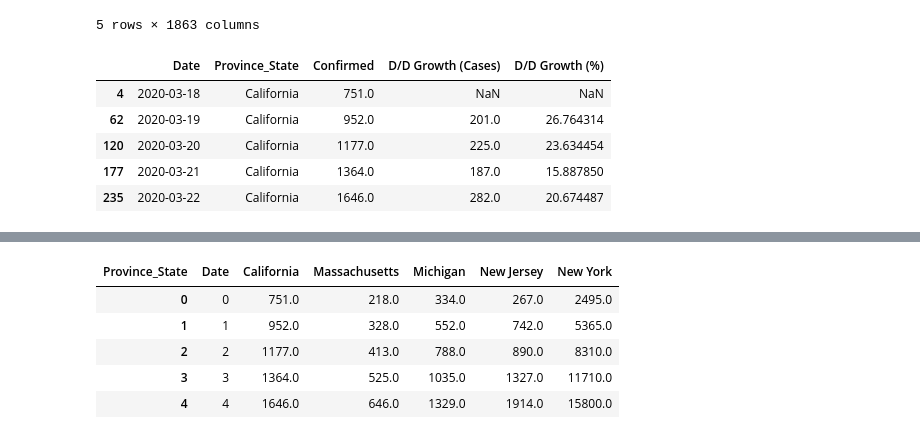
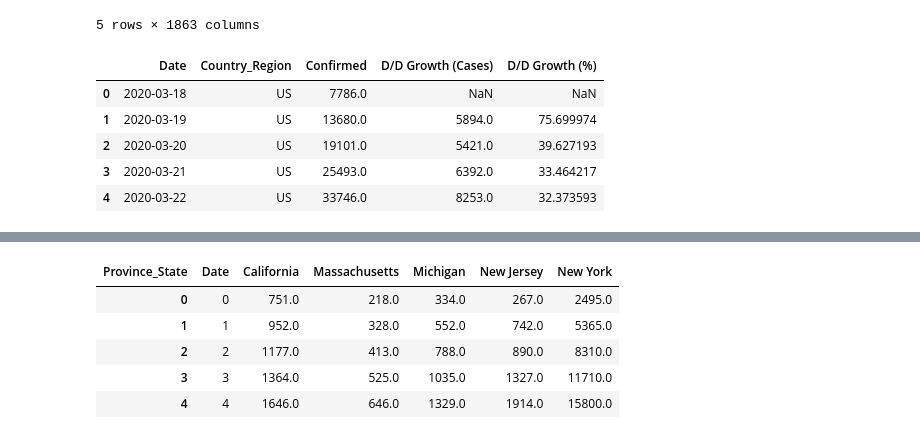
Before and after one commit to rdcolema/covid19-tracking, a Jupyter notebook: covid_US_trends.ipynb, the cells around one changed output, grey strips where cells are left out. Cells and saved outputs as stored; diff of their text form; code cells hidden in the pictures.

Commit message:
added country rollup to trends

```diff
--- a/covid_US_trends.ipynb
+++ b/covid_US_trends.ipynb
@@ -131,3 +131,16 @@ Max Date: 2020-04-03 00:00:00
 | 2 | 51001.0 | Accomack | Virginia | US | 2020-03-23 23:19:34 | 37.767072 | -75.632346 | 1.0 | ... |
 | 3 | 16001.0 | Ada | Idaho | US | 2020-03-23 23:19:34 | 43.452658 | -116.241552 | 13.0 | ... |
 | 4 | 19001.0 | Adair | Iowa | US | 2020-03-23 23:19:34 | 41.330756 | -94.471059 | 1.0 | ... |
+# %%
+def build_country_df(agg_df):
+
+    # Aggregate at date grain
+    country_df = agg_df[["Date", "Country_Region", "Confirmed", "Deaths", "Recovered", "Active"]]
+    country_df = country_df.groupby(["Date", "Country_Region"]).sum()
+    country_df = country_df.reset_index()
+
+    return country_df
+
+country_df = build_country_df(agg_df)
+
+country_df.head()
@@ -237,22 +257,30 @@ cum_city_df.head()
 | 4 | 2020-03-26 | 3.0 | 3.0 | 2.0 | 39.0 | 4.0 | 66.0 | 12.0 | 2.0 | 0.0 | ... | ... |
 5 rows × 1863 columns
 # %%
-def build_day_over_day_df(df, locale_column="Province_State"):
+def build_day_over_day_df(locale_df, locale_column="Province_State", metric="Confirmed"):
+
+    df = locale_df[["Date", locale_column, metric]].copy()
+
+    # Sort by Date
     df.sort_values("Date", inplace=True)
-    df["_shifted"] = df.groupby(locale_column)["Confirmed"].transform(lambda x: x.shift())
+
+    # Create lag column
+    df["_shifted"] = df.groupby(locale_column)[metric].transform(lambda x: x.shift())
+
+    # Calculate diff and growth %
     df["D/D Growth (Cases)"] = df["Confirmed"] - df["_shifted"]
     df["D/D Growth (%)"] = 100. * (df["D/D Growth (Cases)"] / df["_shifted"])
     df.drop(["_shifted"], axis=1, inplace=True)
 
     return df
 
-day_over_day_state_df = build_day_over_day_df(state_df, "Province_State")
+day_over_day_country_df = build_day_over_day_df(country_df, locale_column="Country_Region", metric="Confirmed")
 
-day_over_day_state_df.sort_values(["Province_State", "Date"]).head()
+day_over_day_country_df.head()
 # %% [output]
-|  | Date | Province_State | Confirmed | D/D Growth (Cases) | D/D Growth (%) |
-| 4 | 2020-03-18 | California | 751.0 | NaN | NaN |
-| 62 | 2020-03-19 | California | 952.0 | 201.0 | 26.764314 |
-| 120 | 2020-03-20 | California | 1177.0 | 225.0 | 23.634454 |
-| 177 | 2020-03-21 | California | 1364.0 | 187.0 | 15.887850 |
-| 235 | 2020-03-22 | California | 1646.0 | 282.0 | 20.674487 |
+|  | Date | Country_Region | Confirmed | D/D Growth (Cases) | D/D Growth (%) |
+| 0 | 2020-03-18 | US | 7786.0 | NaN | NaN |
+| 1 | 2020-03-19 | US | 13680.0 | 5894.0 | 75.699974 |
+| 2 | 2020-03-20 | US | 19101.0 | 5421.0 | 39.627193 |
+| 3 | 2020-03-21 | US | 25493.0 | 6392.0 | 33.464217 |
+| 4 | 2020-03-22 | US | 33746.0 | 8253.0 | 32.373593 |
```
Also changed, not shown: parts of 17 cells of this notebook, 2 other files.
